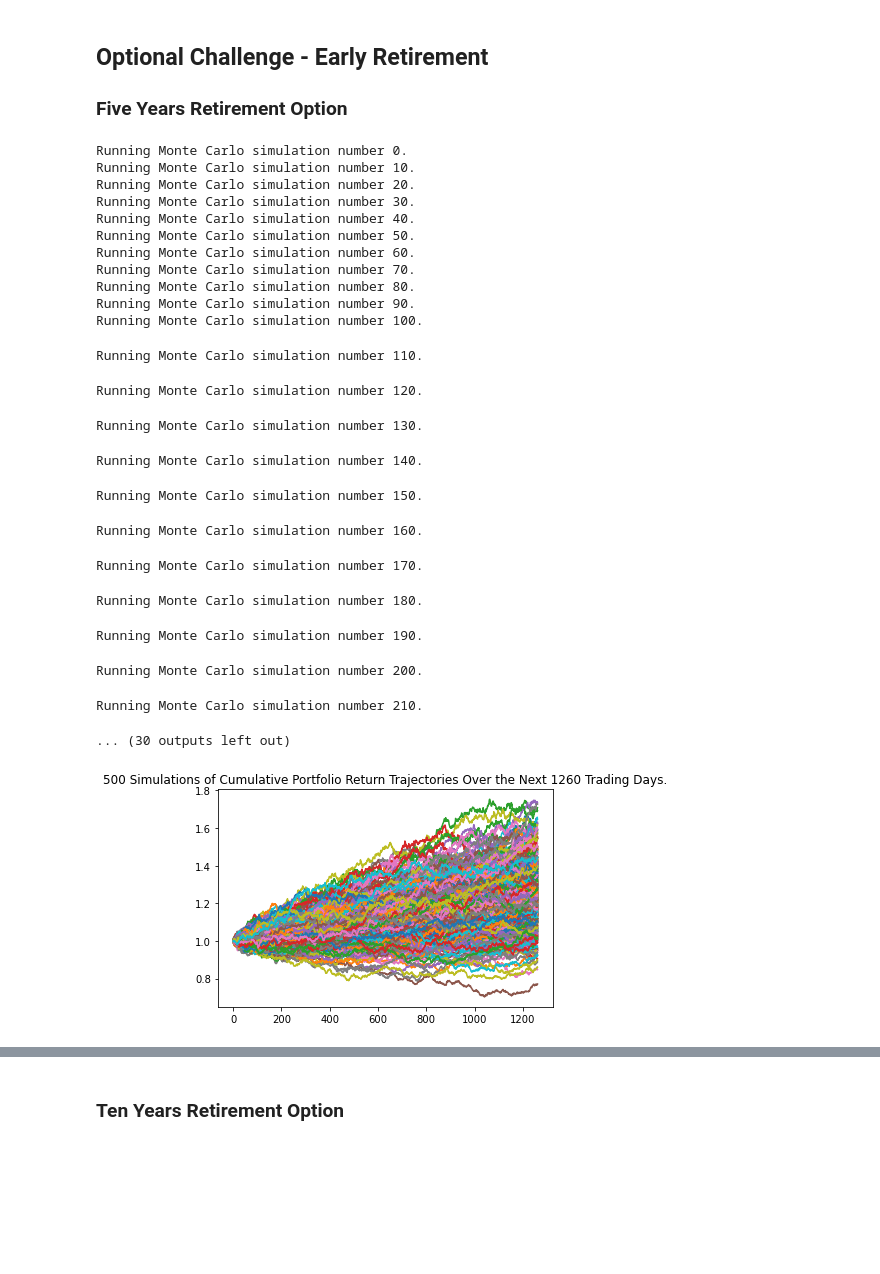
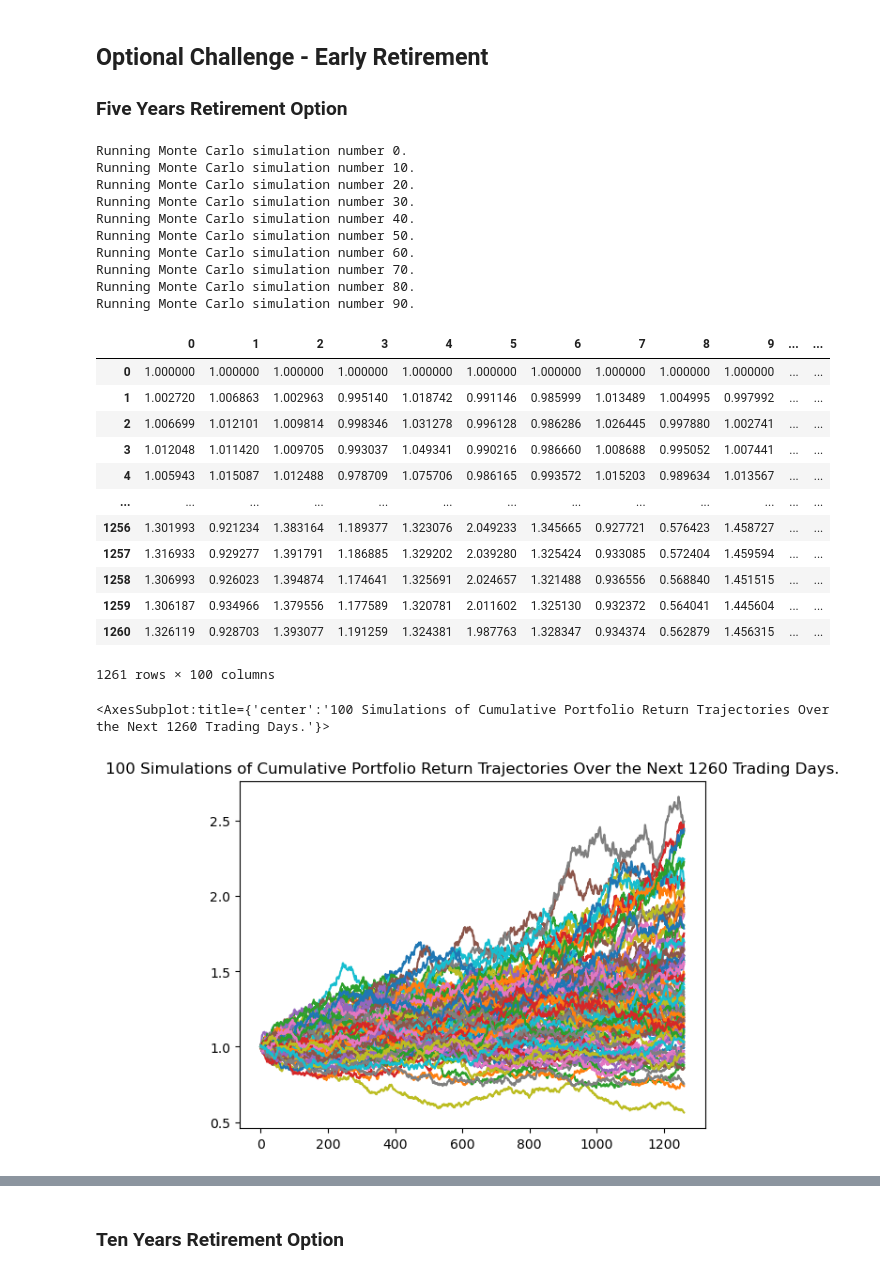
Before and after one commit to ycolagelo/Financial-Planner, a Jupyter notebook: financial-planner.ipynb, the cells around one changed output, grey strips where cells are left out. Cells and saved outputs as stored; diff of their text form; code cells hidden in the pictures; blank space fills up the shorter version.

Commit message:
Added Monte carlo simulation and readme file

```diff
--- a/financial-planner.ipynb
+++ b/financial-planner.ipynb
@@ -539,7 +542,8 @@ There is a 95% chance that an initial investment of $20000 in the portfolio over
 data = df_stock_data.copy()
 five_year_simulation= MCSimulation(
     portfolio_data = data,
-    num_simulation = 500,
+    weights = [.40,.60],
+    num_simulation = 100,
     num_trading_days = 252*5
 )
 # %%
@@ -557,24 +561,26 @@ Running Monte Carlo simulation number 60.
 Running Monte Carlo simulation number 70.
 Running Monte Carlo simulation number 80.
 Running Monte Carlo simulation number 90.
-Running Monte Carlo simulation number 100.
+|  | 0 | 1 | 2 | 3 | 4 | 5 | 6 | 7 | 8 | 9 | ... | ... |
+| 0 | 1.000000 | 1.000000 | 1.000000 | 1.000000 | 1.000000 | 1.000000 | 1.000000 | 1.000000 | 1.000000 | 1.000000 | ... | ... |
+| 1 | 1.002720 | 1.006863 | 1.002963 | 0.995140 | 1.018742 | 0.991146 | 0.985999 | 1.013489 | 1.004995 | 0.997992 | ... | ... |
+| 2 | 1.006699 | 1.012101 | 1.009814 | 0.998346 | 1.031278 | 0.996128 | 0.986286 | 1.026445 | 0.997880 | 1.002741 | ... | ... |
+| 3 | 1.012048 | 1.011420 | 1.009705 | 0.993037 | 1.049341 | 0.990216 | 0.986660 | 1.008688 | 0.995052 | 1.007441 | ... | ... |
+| 4 | 1.005943 | 1.015087 | 1.012488 | 0.978709 | 1.075706 | 0.986165 | 0.993572 | 1.015203 | 0.989634 | 1.013567 | ... | ... |
+| ... | ... | ... | ... | ... | ... | ... | ... | ... | ... | ... | ... | ... |
+| 1256 | 1.301993 | 0.921234 | 1.383164 | 1.189377 | 1.323076 | 2.049233 | 1.345665 | 0.927721 | 0.576423 | 1.458727 | ... | ... |
+| 1257 | 1.316933 | 0.929277 | 1.391791 | 1.186885 | 1.329202 | 2.039280 | 1.325424 | 0.933085 | 0.572404 | 1.459594 | ... | ... |
+| 1258 | 1.306993 | 0.926023 | 1.394874 | 1.174641 | 1.325691 | 2.024657 | 1.321488 | 0.936556 | 0.568840 | 1.451515 | ... | ... |
+| 1259 | 1.306187 | 0.934966 | 1.379556 | 1.177589 | 1.320781 | 2.011602 | 1.325130 | 0.932372 | 0.564041 | 1.445604 | ... | ... |
+| 1260 | 1.326119 | 0.928703 | 1.393077 | 1.191259 | 1.324381 | 1.987763 | 1.328347 | 0.934374 | 0.562879 | 1.456315 | ... | ... |
-Running Monte Carlo simulation number 110.
+1261 rows × 100 columns
-Running Monte Carlo simulation number 120.
-Running Monte Carlo simulation number 130.
-Running Monte Carlo simulation number 140.
-Running Monte Carlo simulation number 150.
-Running Monte Carlo simulation number 160.
-Running Monte Carlo simulation number 170.
-Running Monte Carlo simulation number 180.
-Running Monte Carlo simulation number 190.
-Running Monte Carlo simulation number 200.
-Running Monte Carlo simulation number 210.
-... (30 outputs left out)
 # %%
 # Plot simulation outcomes
 # YOUR CODE HERE!
+five_year_simulation.plot_simulation()
 # %% [output]
+<AxesSubplot:title={'center':'100 Simulations of Cumulative Portfolio Return Trajectories Over the Next 1260 Trading Days.'}>
-[figure, old version]
+[figure, new version]
 # %%
 # Plot probability distribution and confidence intervals
 # YOUR CODE HERE!
```
Also changed, not shown: parts of 20 cells of this notebook, 2 other files.
